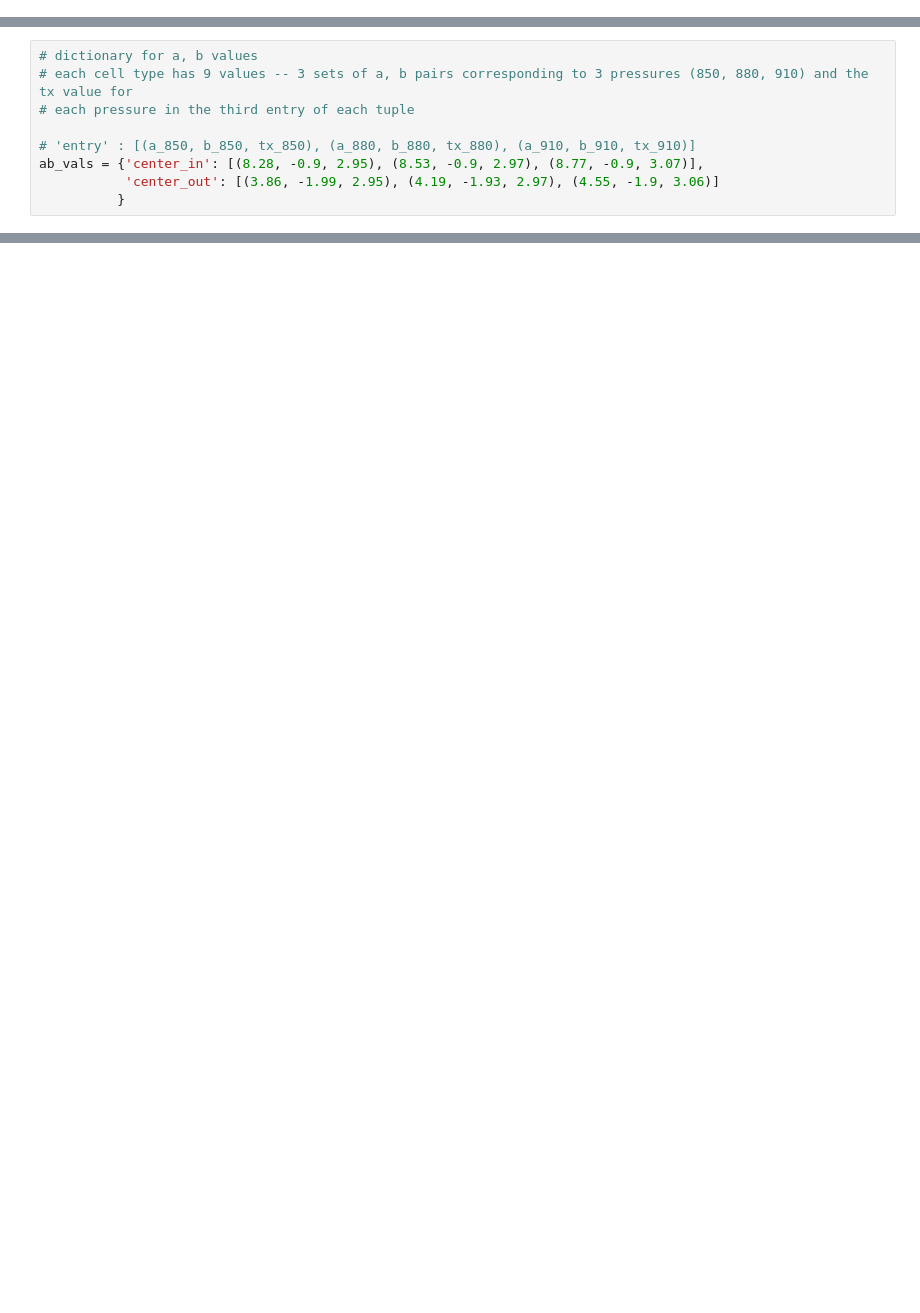
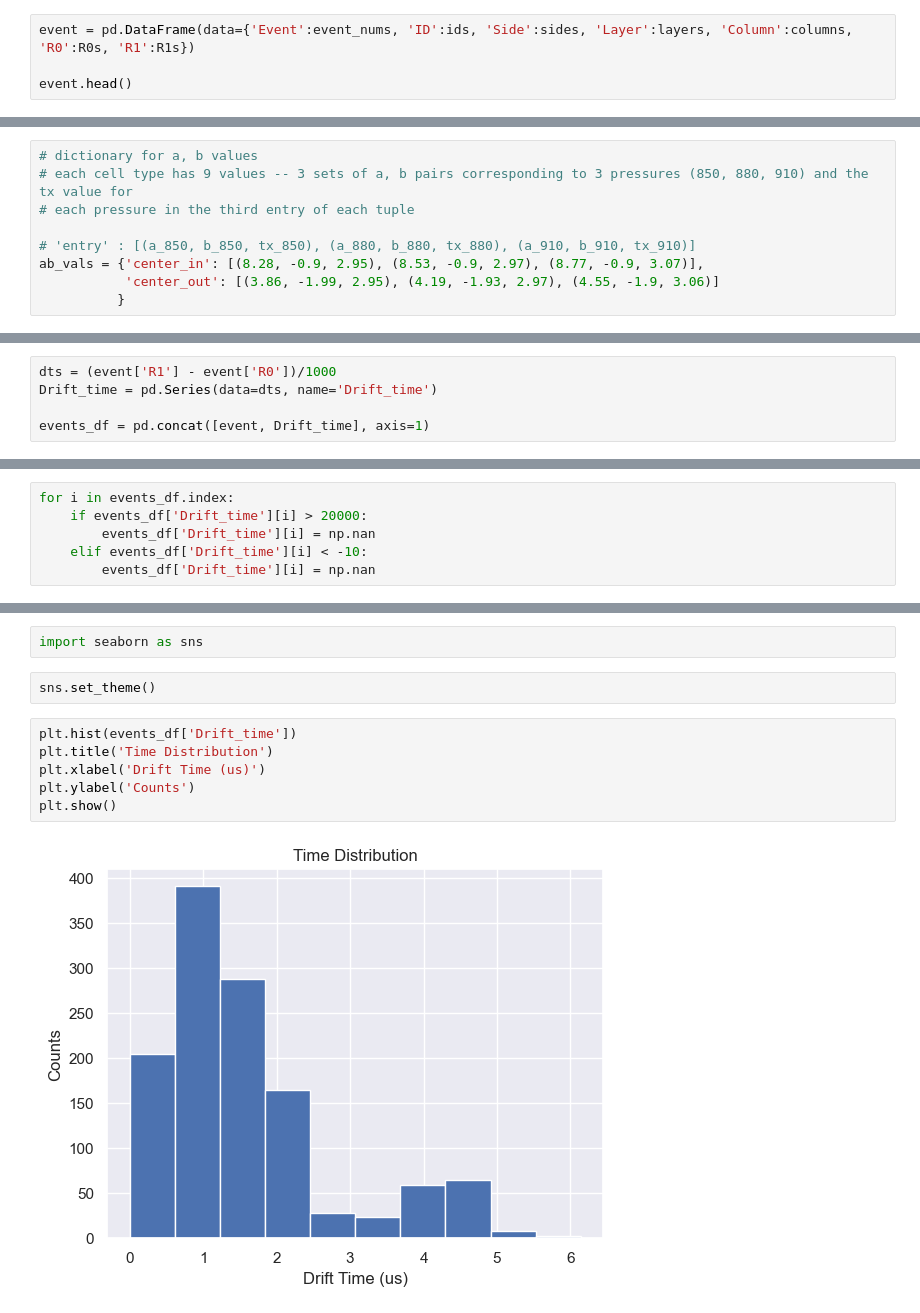
Before and after one commit to claireberschauer/MSc_Dissertation, a Jupyter notebook: Drift_model_testing.ipynb, the cells around one changed output, grey strips where cells are left out. Cells and saved outputs as stored; diff of their text form; blank space fills up the shorter version.

Commit message:
Finished data processing cell and have time and radius distribution histograms

```diff
--- a/Drift_model_testing.ipynb
+++ b/Drift_model_testing.ipynb
@@ -128,0 +170,4 @@ array([8, 7, 2, 0, 1, 4, 5, 3, 3, 1, 5])
+# %%
+event = pd.DataFrame(data={'Event':event_nums, 'ID':ids, 'Side':sides, 'Layer':layers, 'Column':columns, 'R0':R0s, 'R1':R1s})
+
+event.head()
@@ -210,0 +307,5 @@ def calc_uncertainty():
+# %%
+dts = (event['R1'] - event['R0'])/1000
+Drift_time = pd.Series(data=dts, name='Drift_time')
+
+events_df = pd.concat([event, Drift_time], axis=1)
@@ -210,0 +321,6 @@ def calc_uncertainty():
+# %%
+for i in events_df.index:
+    if events_df['Drift_time'][i] > 20000:
+        events_df['Drift_time'][i] = np.nan
+    elif events_df['Drift_time'][i] < -10:
+        events_df['Drift_time'][i] = np.nan
@@ -210,0 +341,12 @@ def calc_uncertainty():
+# %%
+import seaborn as sns
+# %%
+sns.set_theme()
+# %%
+plt.hist(events_df['Drift_time'])
+plt.title('Time Distribution')
+plt.xlabel('Drift Time (us)')
+plt.ylabel('Counts')
+plt.show()
+# %% [output]
+[figure, added]
```
Also changed, not shown: parts of 29 cells of this notebook.
